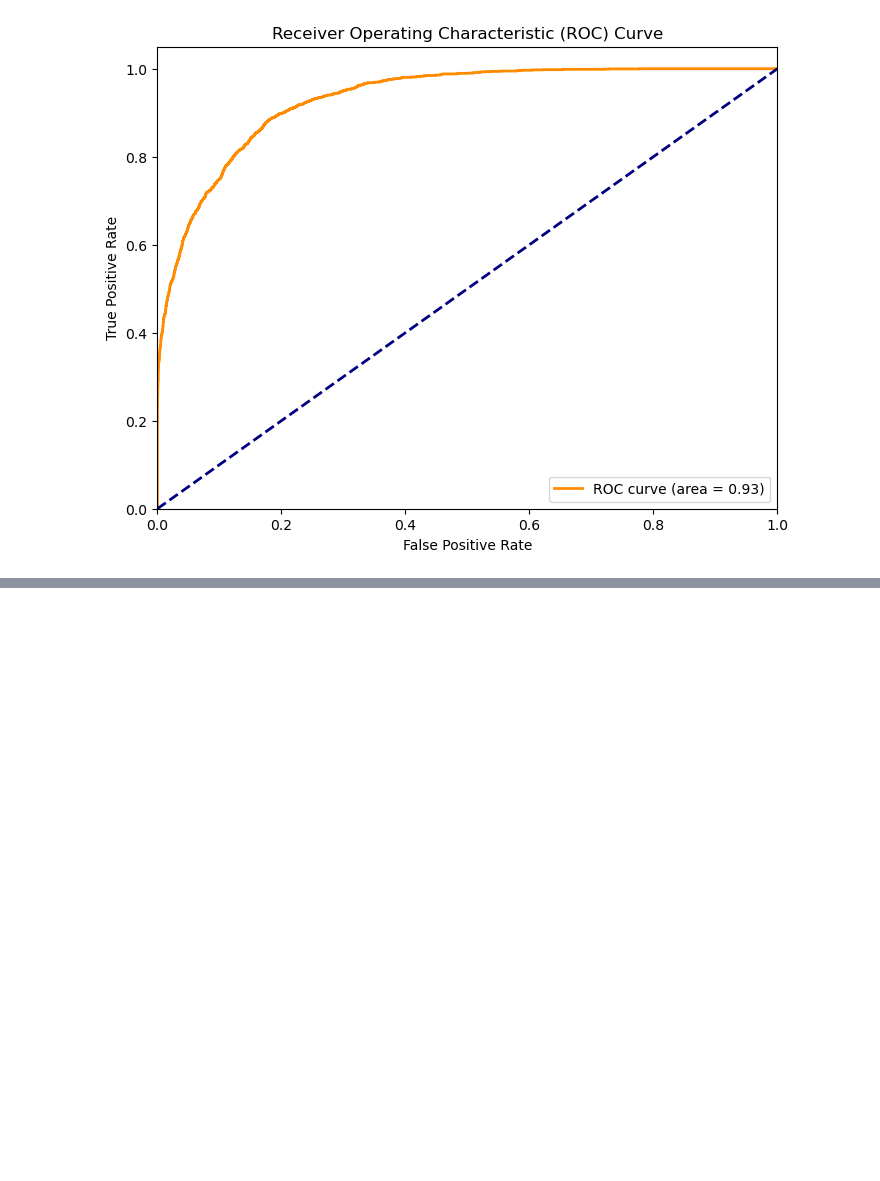
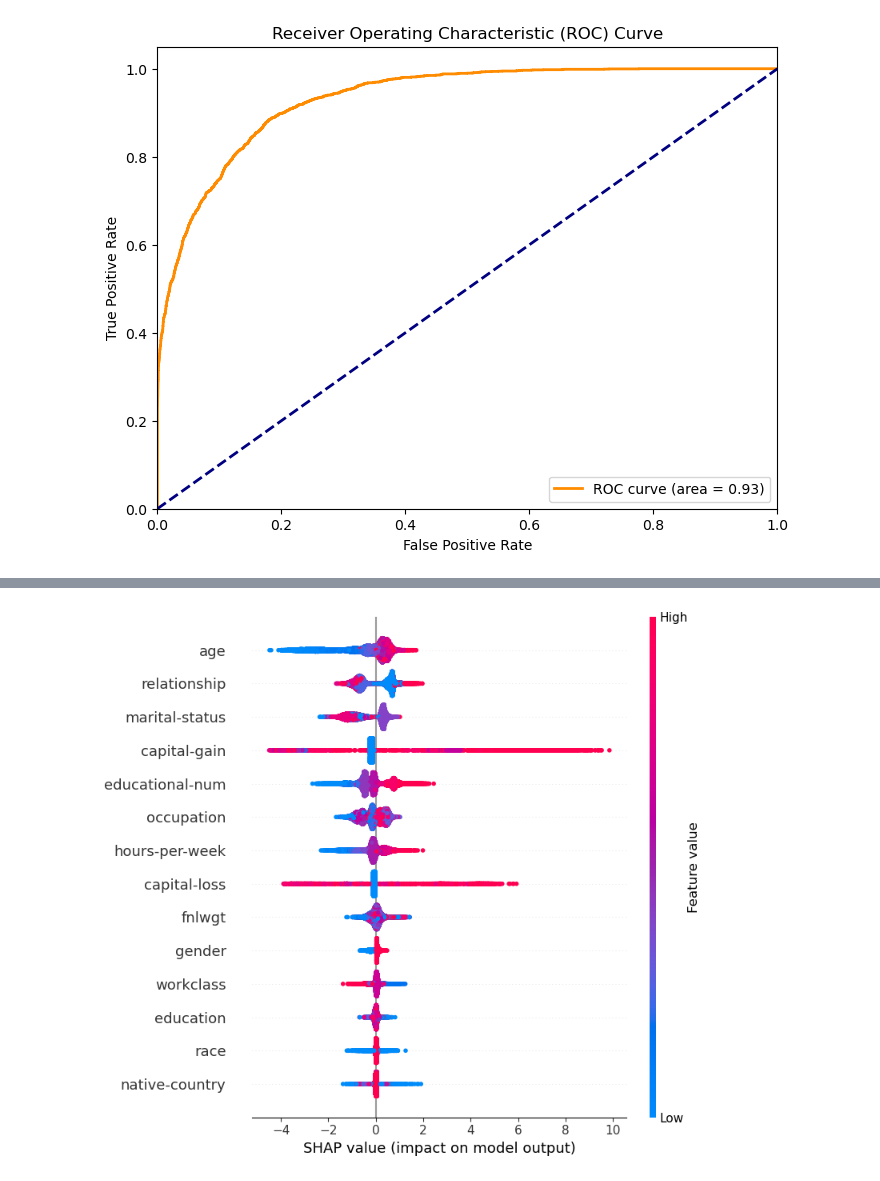
Before and after one commit to JTK112/Springboard--Joshua-D., a Jupyter notebook: DataStoryTelling.ipynb, the cells around one changed output, grey strips where cells are left out. Saved outputs shown, nothing was run; the diff lists cells and outputs as text; code cells hidden in the pictures; blank space fills up the shorter version.

```diff
--- a/DataStoryTelling.ipynb
+++ b/DataStoryTelling.ipynb
@@ -437,0 +524,10 @@ plt.show()
+# %%
+#lets see what kind of relationships matter the most with the XGBoost model predictions of income:
+import shap
+explainer = shap.TreeExplainer(model)
+shap_values = explainer.shap_values(X_train)
+
+# Summarize the effects of all the features
+shap.summary_plot(shap_values, X_train)
+# %% [output]
+[figure, added]
```
Also changed, not shown: parts of 47 cells of this notebook.
